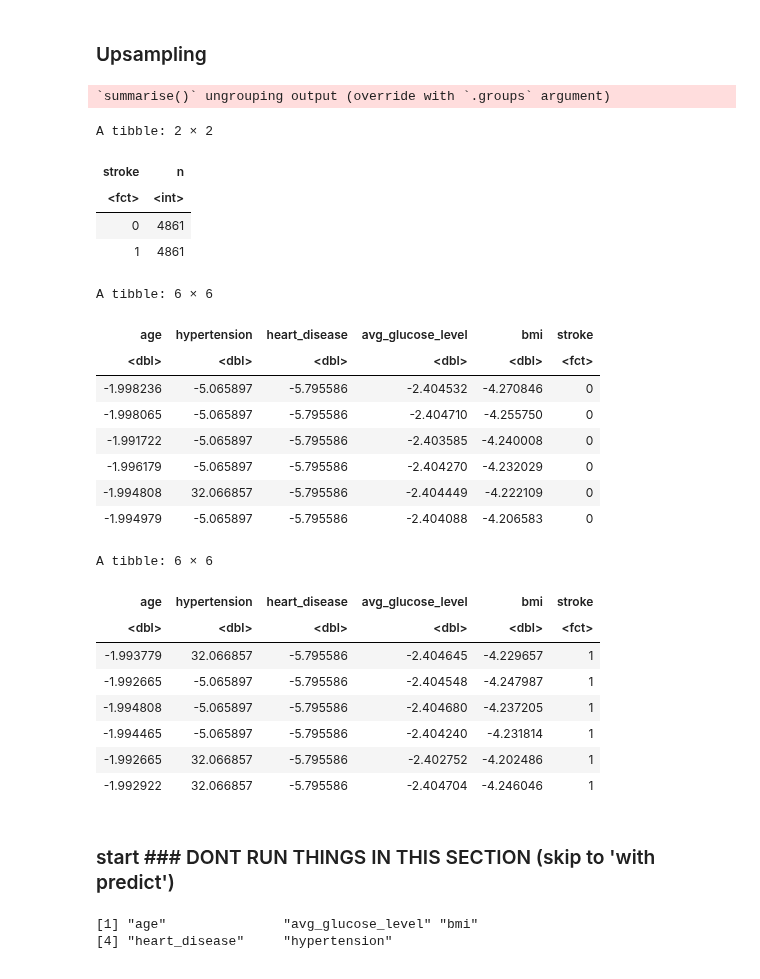
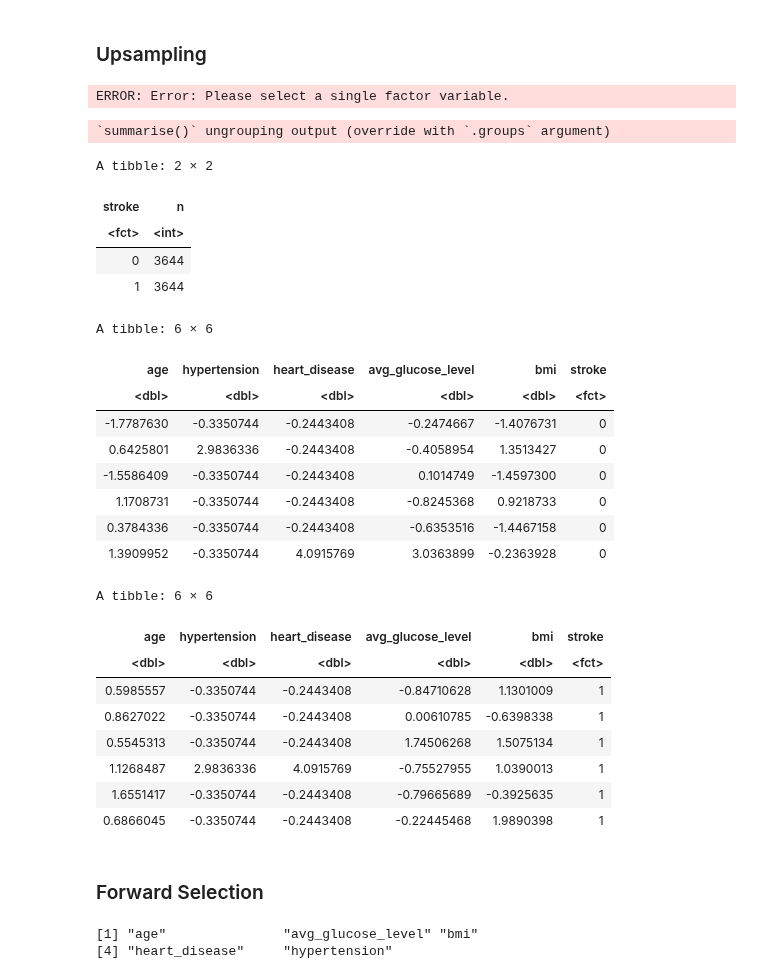
Before and after one commit to Gaelhpalmer/dsci-100-project, a Jupyter notebook: test.ipynb, the cells around one changed output. Cells and saved outputs as stored; diff of their text form; code cells hidden in the pictures.

Commit message:
downsample

```diff
--- a/test.ipynb
+++ b/test.ipynb
@@ -88,46 +88,47 @@ stroke_test <- testing(stroke_split)
 # %% [markdown]
 ### Upsampling
 # %%
-ups_recipe <- recipe(stroke ~ ., data = stroke_train) %>%
+ds_recipe <- recipe(stroke ~ ., data = stroke_train) %>%
     step_scale(all_predictors()) %>%
     step_center(all_predictors()) %>%
-    step_upsample(stroke, over_ratio = 1, skip = FALSE) %>%
+    step_downsample(stroke, over_ratio = 1, skip = FALSE) %>%
     prep()
-upsampled_stroke <- bake(ups_recipe, stroke_train)
+dsampled_stroke <- bake(ups_recipe, stroke_train)
+# %% [output]
+ERROR: Error: Please select a single factor variable.
 # %%
-upsampled_stroke <- bake(ups_recipe, stroke_clean)
+dsampled_stroke <- bake(ups_recipe, stroke_train)
 
 upsampled_stroke %>%
   group_by(stroke) %>%
   summarize(n = n())
 
 head(upsampled_stroke)
 tail(upsampled_stroke)
-stroke_clean <- upsampled_stroke
 # %% [output]
 `summarise()` ungrouping output (override with `.groups` argument)
 A tibble: 2 × 2
 | stroke | n |
 | <fct> | <int> |
-| 0 | 4861 |
-| 1 | 4861 |
+| 0 | 3644 |
+| 1 | 3644 |
 A tibble: 6 × 6
 | age | hypertension | heart_disease | avg_glucose_level | bmi | stroke |
 | <dbl> | <dbl> | <dbl> | <dbl> | <dbl> | <fct> |
-| -1.998236 | -5.065897 | -5.795586 | -2.404532 | -4.270846 | 0 |
-| -1.998065 | -5.065897 | -5.795586 | -2.404710 | -4.255750 | 0 |
-| -1.991722 | -5.065897 | -5.795586 | -2.403585 | -4.240008 | 0 |
-| -1.996179 | -5.065897 | -5.795586 | -2.404270 | -4.232029 | 0 |
-| -1.994808 | 32.066857 | -5.795586 | -2.404449 | -4.222109 | 0 |
-| -1.994979 | -5.065897 | -5.795586 | -2.404088 | -4.206583 | 0 |
+| -1.7787630 | -0.3350744 | -0.2443408 | -0.2474667 | -1.4076731 | 0 |
+| 0.6425801 | 2.9836336 | -0.2443408 | -0.4058954 | 1.3513427 | 0 |
+| -1.5586409 | -0.3350744 | -0.2443408 | 0.1014749 | -1.4597300 | 0 |
+| 1.1708731 | -0.3350744 | -0.2443408 | -0.8245368 | 0.9218733 | 0 |
+| 0.3784336 | -0.3350744 | -0.2443408 | -0.6353516 | -1.4467158 | 0 |
+| 1.3909952 | -0.3350744 | 4.0915769 | 3.0363899 | -0.2363928 | 0 |
 A tibble: 6 × 6
 | age | hypertension | heart_disease | avg_glucose_level | bmi | stroke |
 | <dbl> | <dbl> | <dbl> | <dbl> | <dbl> | <fct> |
-| -1.993779 | 32.066857 | -5.795586 | -2.404645 | -4.229657 | 1 |
-| -1.992665 | -5.065897 | -5.795586 | -2.404548 | -4.247987 | 1 |
-| -1.994808 | -5.065897 | -5.795586 | -2.404680 | -4.237205 | 1 |
-| -1.994465 | -5.065897 | -5.795586 | -2.404240 | -4.231814 | 1 |
-| -1.992665 | 32.066857 | -5.795586 | -2.402752 | -4.202486 | 1 |
-| -1.992922 | 32.066857 | -5.795586 | -2.404704 | -4.246046 | 1 |
+| 0.5985557 | -0.3350744 | -0.2443408 | -0.84710628 | 1.1301009 | 1 |
+| 0.8627022 | -0.3350744 | -0.2443408 | 0.00610785 | -0.6398338 | 1 |
+| 0.5545313 | -0.3350744 | -0.2443408 | 1.74506268 | 1.5075134 | 1 |
+| 1.1268487 | 2.9836336 | 4.0915769 | -0.75527955 | 1.0390013 | 1 |
+| 1.6551417 | -0.3350744 | -0.2443408 | -0.79665689 | -0.3925635 | 1 |
+| 0.6866045 | -0.3350744 | -0.2443408 | -0.22445468 | 1.9890398 | 1 |
-# %% [markdown]
-### start ### DONT RUN THINGS IN THIS SECTION (skip to 'with predict')
+# %% [markdown]
+### Forward Selection
```
Also changed, not shown: parts of 5 cells of this notebook.
